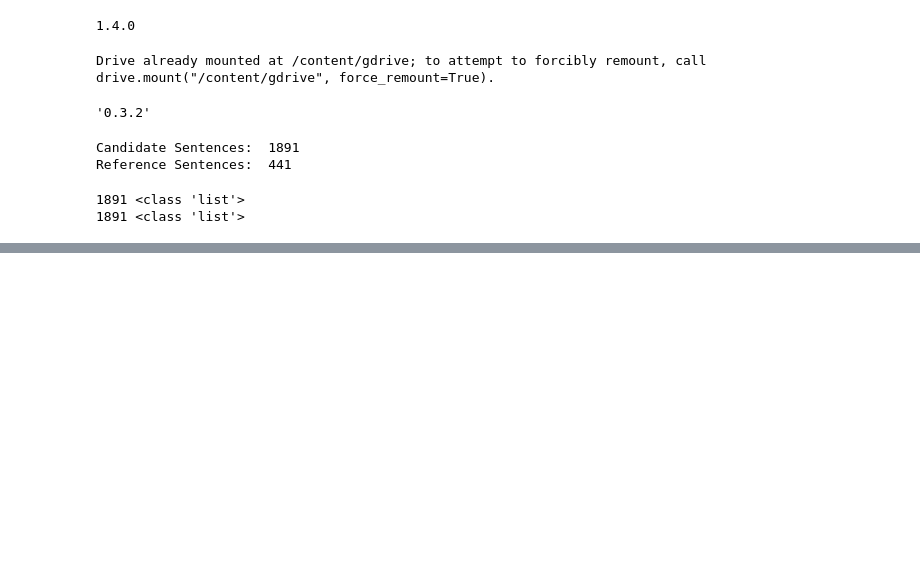
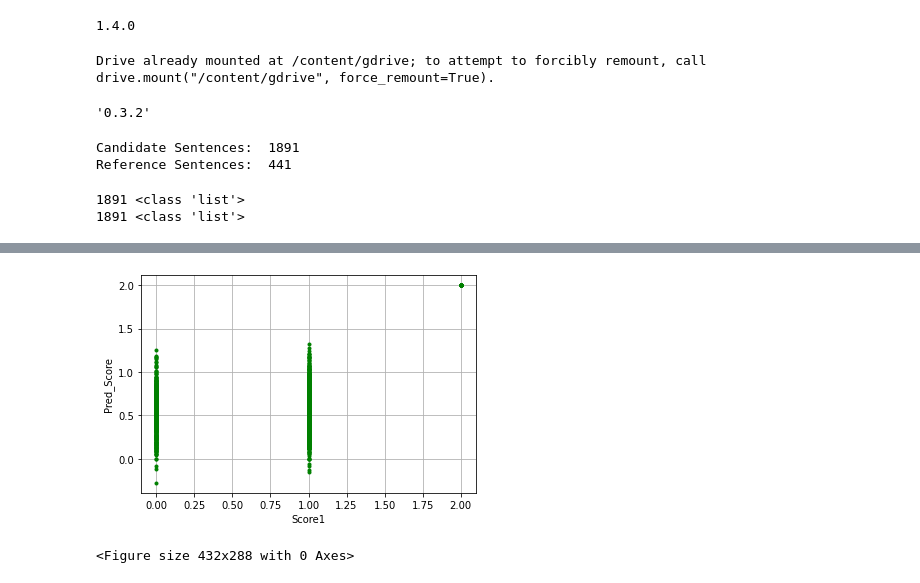
Before and after one commit to EshwarSR/AutomaticEvaluationMetrics, a Jupyter notebook: 1_BERTScore/mainzi_colab.ipynb, the cells around one changed output, grey strips where cells are left out. Saved outputs shown, nothing was run; the diff lists cells and outputs as text; code cells hidden in the pictures; blank space fills up the shorter version.

```diff
--- a/1_BERTScore/mainzi_colab.ipynb
+++ b/1_BERTScore/mainzi_colab.ipynb
@@ -84,0 +94,11 @@ odf.to_csv("outs.tsv", sep="\t", index=False, header=True)
+# %%
+import matplotlib.pyplot as plt
+plt.xlabel("Score1")
+plt.ylabel("Pred_Score")
+plt.grid(True)
+plt.plot(odf['score'], odf['similarity score'] * 2, '.g')
+plt.show()
+# plt.savefig('scatter.png')
+# %% [output]
+[figure, added]
+<Figure size 432x288 with 0 Axes>
```
Also changed, not shown: parts of 7 cells of this notebook, 2 other files.
